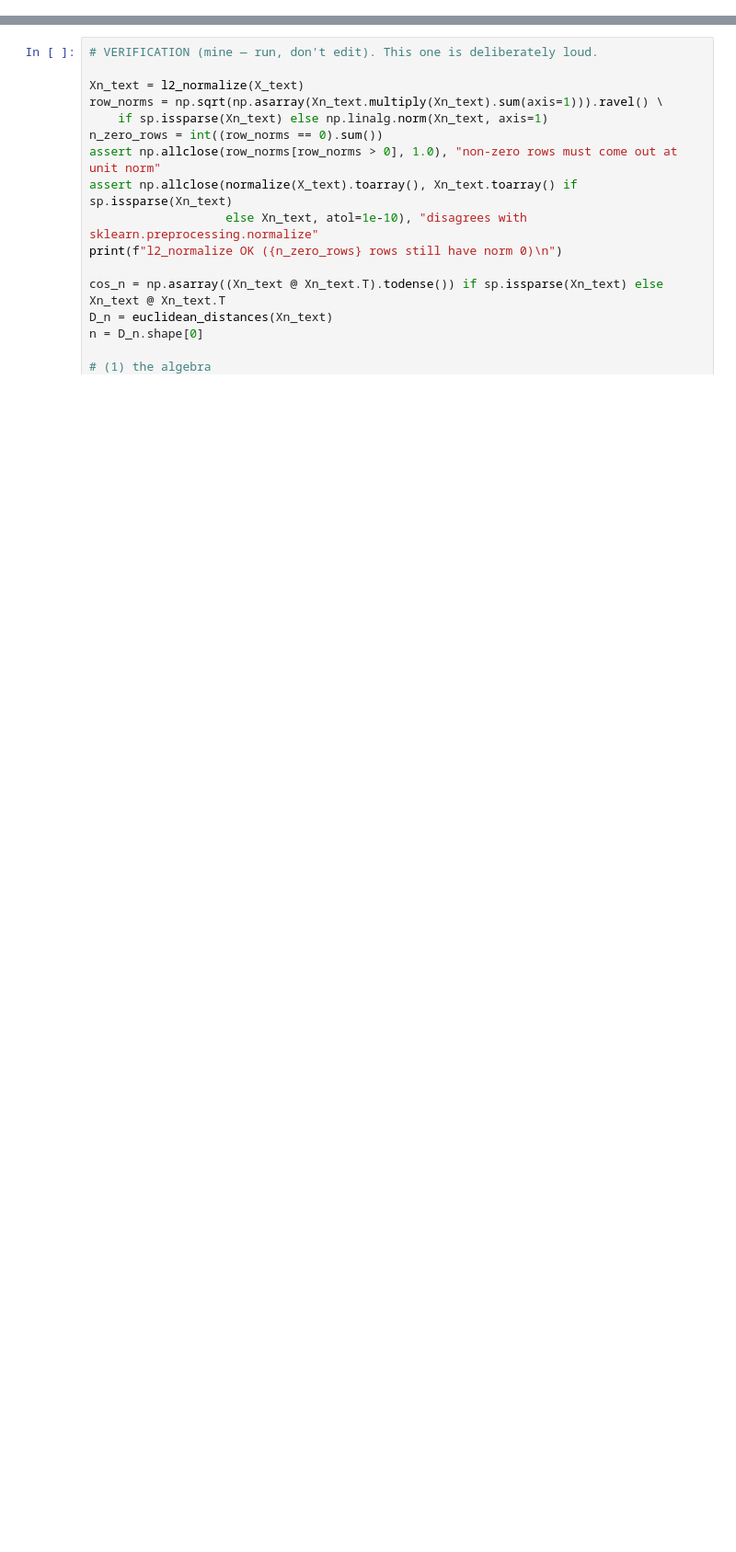
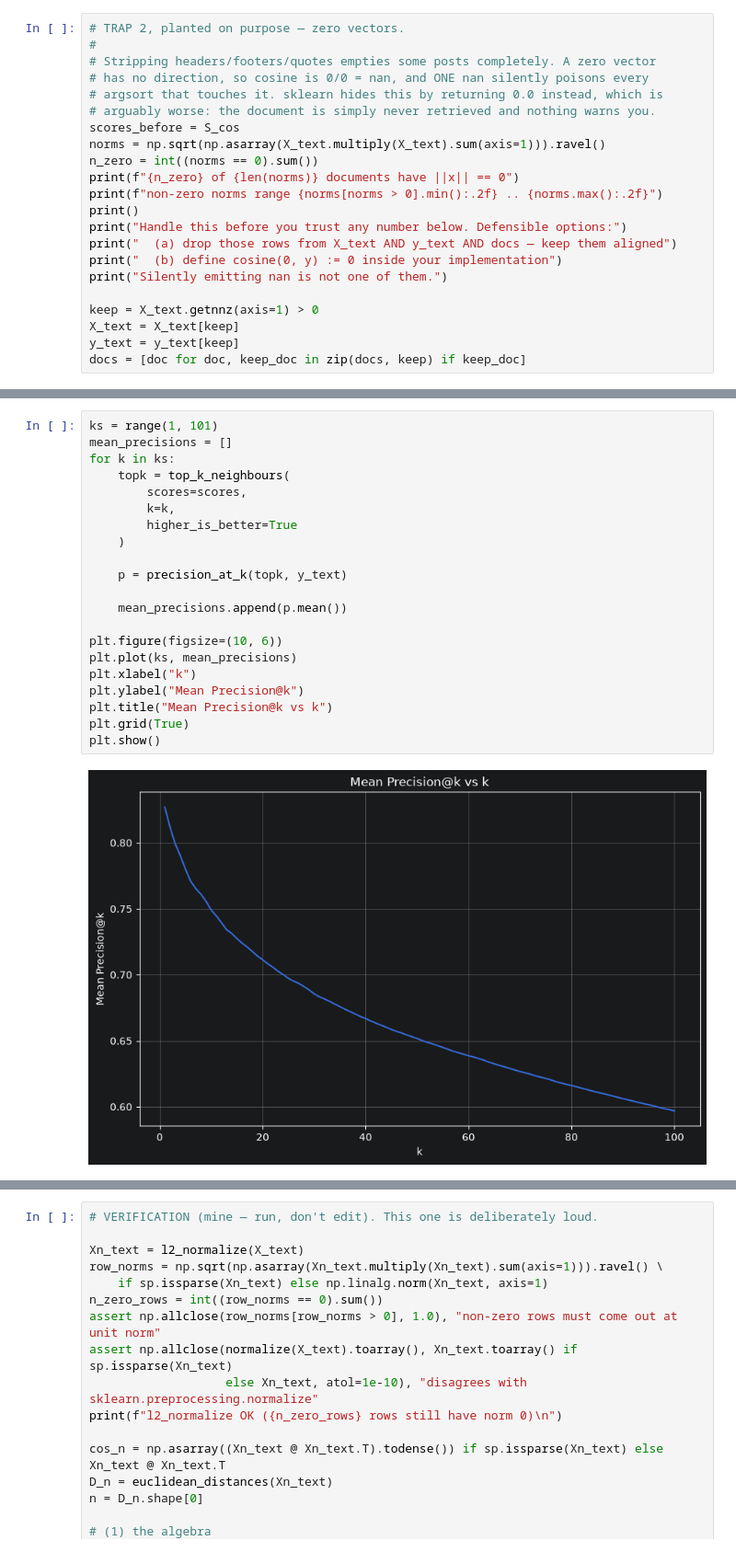
Before and after one commit to MOHAMEDELWAZANI/kungFuCoding, a Jupyter notebook: projects/geometric_metrics/geometric_metrics.ipynb, the cells around one changed output, grey strips where cells are left out. Shown at 92% size. Cells and saved outputs as stored; diff of their text form; blank space fills up the shorter version.

```diff
--- a/projects/geometric_metrics/geometric_metrics.ipynb
+++ b/projects/geometric_metrics/geometric_metrics.ipynb
@@ -277,0 +530,22 @@ Euclidean is Minkowski at `p = 2`; you'll generalise it in stage 4.
+# %%
+# TRAP 2, planted on purpose — zero vectors.
+#
+# Stripping headers/footers/quotes empties some posts completely. A zero vector
+# has no direction, so cosine is 0/0 = nan, and ONE nan silently poisons every
+# argsort that touches it. sklearn hides this by returning 0.0 instead, which is
+# arguably worse: the document is simply never retrieved and nothing warns you.
+scores_before = S_cos
+norms = np.sqrt(np.asarray(X_text.multiply(X_text).sum(axis=1))).ravel()
+n_zero = int((norms == 0).sum())
+print(f"{n_zero} of {len(norms)} documents have ||x|| == 0")
+print(f"non-zero norms range {norms[norms > 0].min():.2f} .. {norms.max():.2f}")
+print()
+print("Handle this before you trust any number below. Defensible options:")
+print("  (a) drop those rows from X_text AND y_text AND docs — keep them aligned")
+print("  (b) define cosine(0, y) := 0 inside your implementation")
+print("Silently emitting nan is not one of them.")
+
+keep = X_text.getnnz(axis=1) > 0
+X_text = X_text[keep]
+y_text = y_text[keep]
+docs = [doc for doc, keep_doc in zip(docs, keep) if keep_doc]
@@ -277,0 +607,23 @@ Euclidean is Minkowski at `p = 2`; you'll generalise it in stage 4.
+# %%
+ks = range(1, 101)
+mean_precisions = []
+for k in ks:
+    topk = top_k_neighbours(
+        scores=scores,
+        k=k,
+        higher_is_better=True
+    )
+
+    p = precision_at_k(topk, y_text)
+
+    mean_precisions.append(p.mean())
+
+plt.figure(figsize=(10, 6))
+plt.plot(ks, mean_precisions)
+plt.xlabel("k")
+plt.ylabel("Mean Precision@k")
+plt.title("Mean Precision@k vs k")
+plt.grid(True)
+plt.show()
+# %% [output]
+[figure, added]
```
Also changed, not shown: parts of 57 cells of this notebook, 5 other files.
